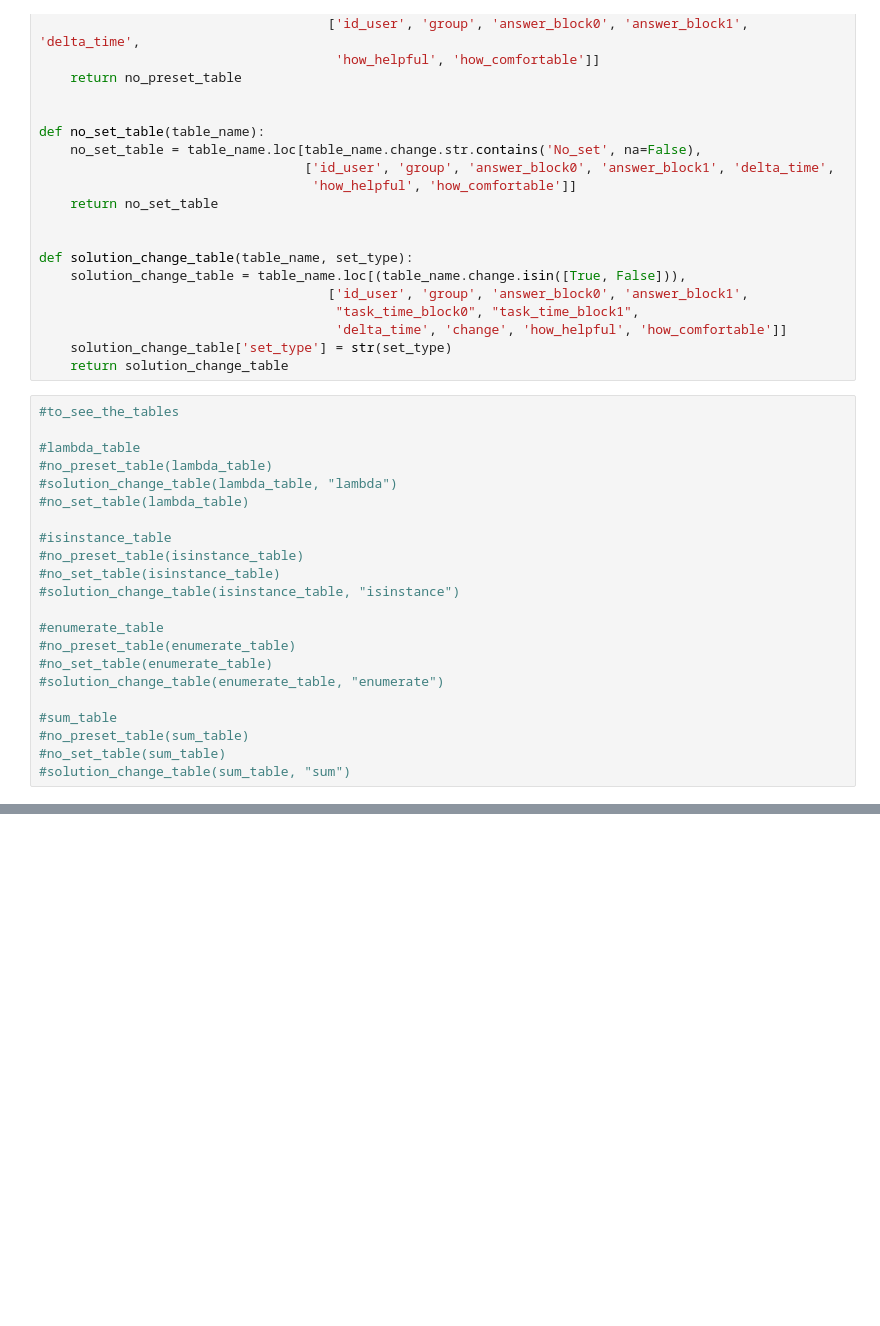
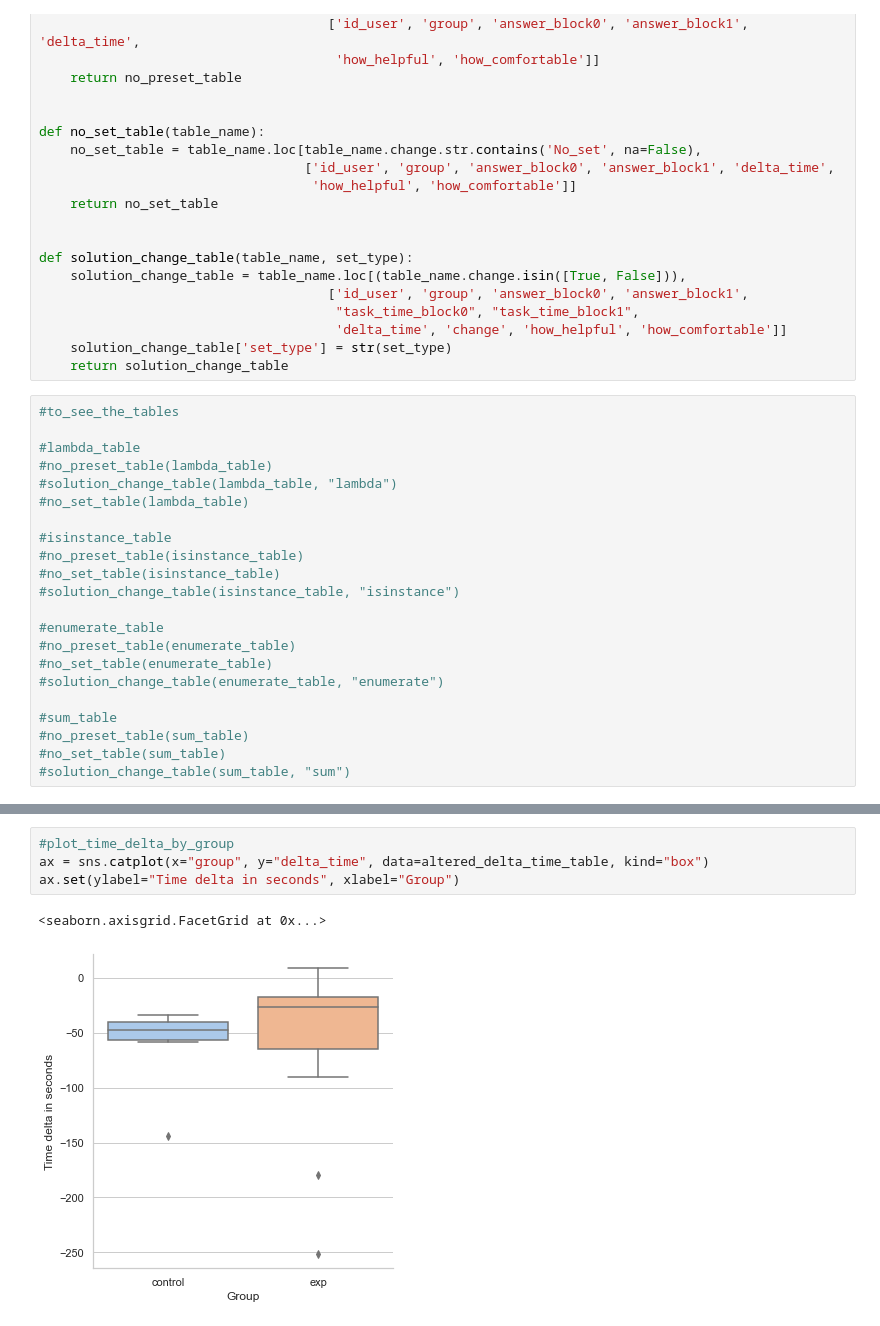
Before and after one commit to JetBrains-Research/overcoming, a Jupyter notebook: calculations/over_cal.ipynb, the cells around one changed output, grey strips where cells are left out. Drawn from its saved outputs; the diff is of its cells as text; blank space fills up the shorter version.

```diff
--- a/calculations/over_cal.ipynb
+++ b/calculations/over_cal.ipynb
@@ -146,2 +178,9 @@ ax.set(ylabel="Time delta in seconds", xlabel="Group")
+# %%
+#plot_time_delta_by_group
+ax = sns.catplot(x="group", y="delta_time", data=altered_delta_time_table, kind="box")
+ax.set(ylabel="Time delta in seconds", xlabel="Group")
+# %% [output]
+<seaborn.axisgrid.FacetGrid at 0x...>
+[figure, added]
 # %%
 #plot_scores_of_comfort_and_helpfulness
```
Also changed, not shown: parts of 10 cells of this notebook.
